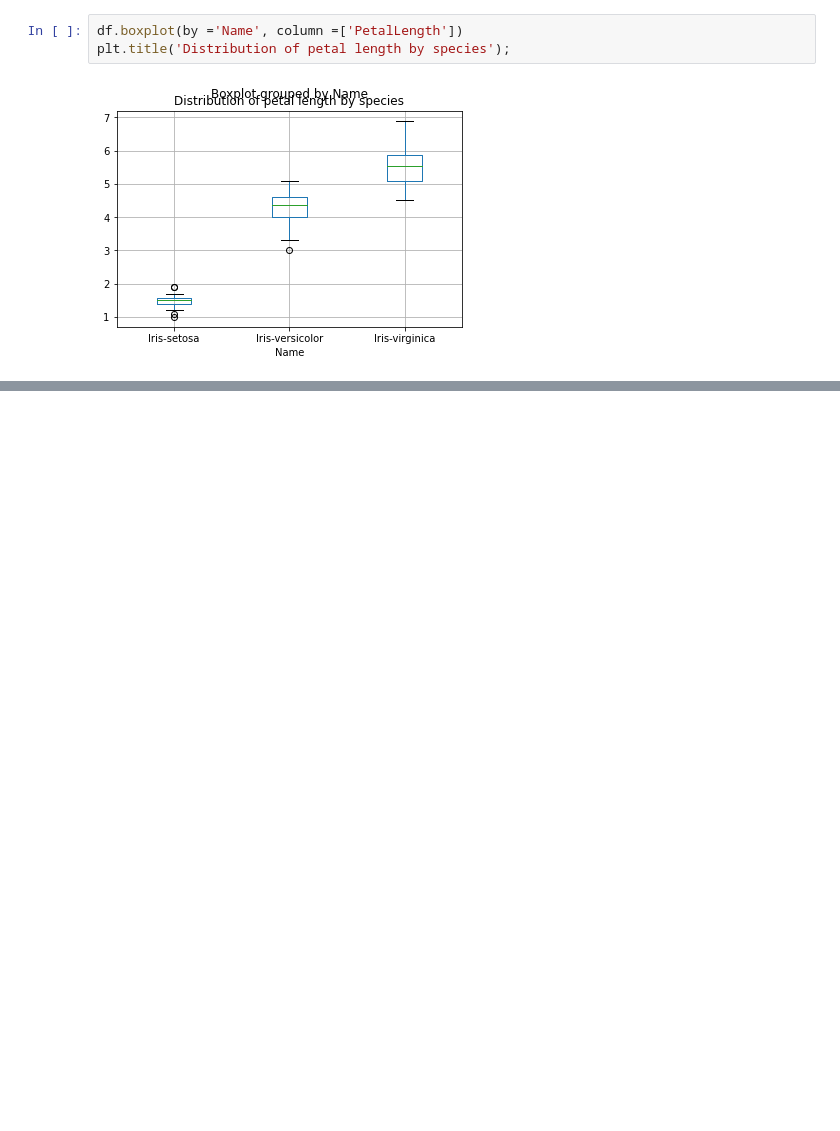
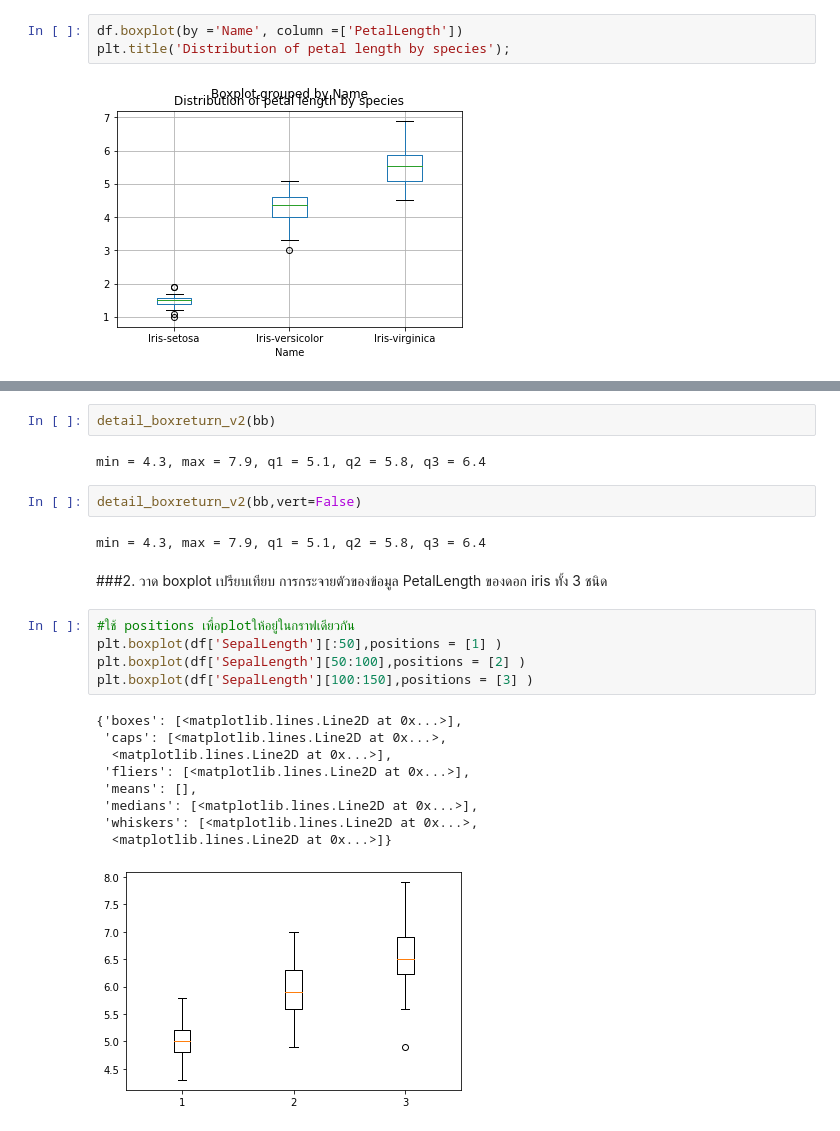
Before and after one commit to Nunticha24/data_viz_2022, a Jupyter notebook: DataViz02_Data_Distribution.ipynb, the cells around one changed output, grey strips where cells are left out. Saved outputs shown, nothing was run; the diff lists cells and outputs as text; blank space fills up the shorter version.

```diff
--- a/DataViz02_Data_Distribution.ipynb
+++ b/DataViz02_Data_Distribution.ipynb
@@ -346,0 +390,25 @@ plt.title('Distribution of petal length by species');
+# %%
+detail_boxreturn_v2(bb)
+# %% [output]
+min = 4.3, max = 7.9, q1 = 5.1, q2 = 5.8, q3 = 6.4
+# %%
+detail_boxreturn_v2(bb,vert=False)
+# %% [output]
+min = 4.3, max = 7.9, q1 = 5.1, q2 = 5.8, q3 = 6.4
+# %% [markdown]
+###2. วาด boxplot เปรียบเทียบ การกระจายตัวของข้อมูล PetalLength ของดอก iris ทั้ง 3 ชนิด
+# %%
+#ใช้ positions เพื่อplotให้อยู่ในกราฟเดียวกัน
+plt.boxplot(df['SepalLength'][:50],positions = [1] )
+plt.boxplot(df['SepalLength'][50:100],positions = [2] )
+plt.boxplot(df['SepalLength'][100:150],positions = [3] )
+# %% [output]
+{'boxes': [<matplotlib.lines.Line2D at 0x...>],
+ 'caps': [<matplotlib.lines.Line2D at 0x...>,
+  <matplotlib.lines.Line2D at 0x...>],
+ 'fliers': [<matplotlib.lines.Line2D at 0x...>],
+ 'means': [],
+ 'medians': [<matplotlib.lines.Line2D at 0x...>],
+ 'whiskers': [<matplotlib.lines.Line2D at 0x...>,
+  <matplotlib.lines.Line2D at 0x...>]}
+[figure, added]
```
Also changed, not shown: parts of 28 cells of this notebook.
